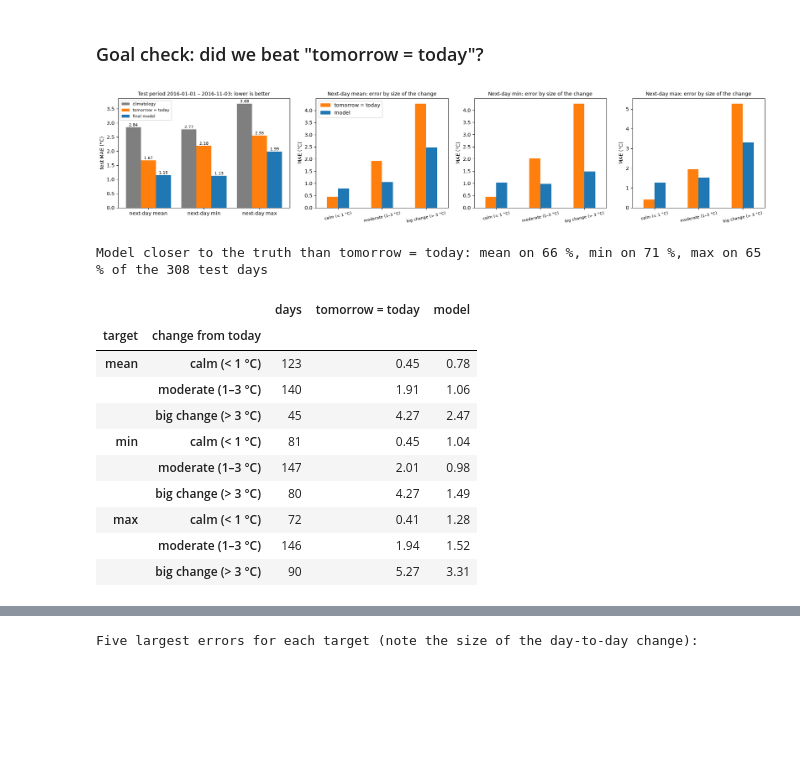
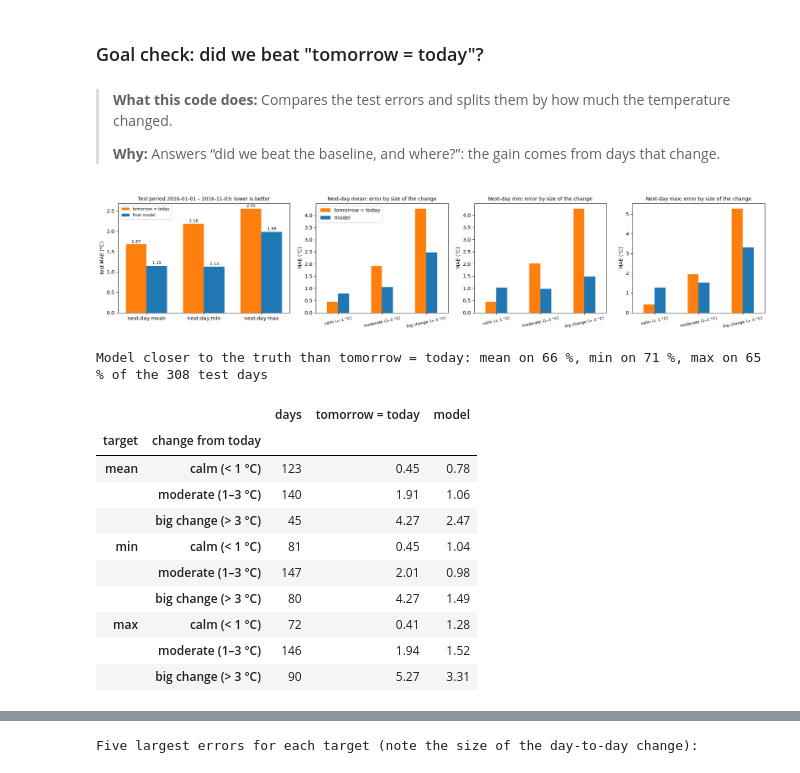
Before and after one commit to kacekk/weather_forecast_DL, a Jupyter notebook: weather_forecast.ipynb, the cells around one changed output, grey strips where cells are left out. Saved outputs shown, nothing was run; the diff lists cells and outputs as text; code cells hidden in the pictures; blank space fills up the shorter version.

Commit message:
Notebook: explain tomorrow = today earlier, drop climatology, add notes for each code cell

```diff
--- a/weather_forecast.ipynb
+++ b/weather_forecast.ipynb
@@ -1237,7 +1507,6 @@ def classic_cv(name, make_model, target, seeds):
 ref_rows = []
 for t in TARGETS:
     pers = [mae(TODAY[t][val_m], TRUTH[t][val_m]) for _, _, val_m in cv_folds()]
-    clim = [mae(climatology(t, train_m, val_m), TRUTH[t][val_m]) for _, train_m, val_m in cv_folds()]
     ridge = {a: classic_cv(f"ridge_{a}", lambda s, a=a: make_pipeline(StandardScaler(), Ridge(alpha=a)), t, [0])
              for a in CONFIG["classic"]["ridge_alphas"]}
     best_a = min(ridge, key=ridge.get)
@@ -1246,7 +1515,6 @@ for t in TARGETS:
         **CONFIG["classic"]["hgb"], early_stopping=True, validation_fraction=0.1, n_iter_no_change=30,
         random_state=s), t, CONFIG["seeds"])
     ref_rows += [{"model": "Persistence (tomorrow = today)", "target": t, "cv_mae": np.mean(pers)},
-                 {"model": "Climatology (day-of-year average)", "target": t, "cv_mae": np.mean(clim)},
                  {"model": "Ridge regression", "target": t, "cv_mae": ridge[best_a]},
                  {"model": "Gradient boosting", "target": t, "cv_mae": hgb}]
 refs = pd.DataFrame(ref_rows)
@@ -1548,8 +1877,7 @@ for t, f in final.items():
     summary[t] = {"model": f"{f['model']} [{f['output']}]",
                   "seed_ensemble_mae": mae(final_pred, TRUTH[t][te]),
                   "single_mae_mean": float(np.mean(single)), "single_mae_std": float(np.std(single, ddof=1)),
-                  "persistence_mae": mae(TODAY[t][te], TRUTH[t][te]),
-                  "climatology_mae": mae(climatology(t, tv, te), TRUTH[t][te])}
+                  "persistence_mae": mae(TODAY[t][te], TRUTH[t][te])}
     if curves:
         np.save(out / "test_hourly_predictions.npy", np.mean(curves, axis=0).astype("float32"))
 (out / "test_summary.json").write_text(json.dumps(summary, indent=2))
@@ -1563,7 +1895,7 @@ for t in TARGETS:
     s = test[t]
     rows.append({"next-day": t, "chosen network": s["model"], "final model (3-seed average)": s["seed_ensemble_mae"],
                  "single models (mean ± std)": f"{s['single_mae_mean']:.3f} ± {s['single_mae_std']:.3f}",
-                 "tomorrow = today": s["persistence_mae"], "climatology": s["climatology_mae"],
+                 "tomorrow = today": s["persistence_mae"],
                  "better than persistence": f"{100 * (1 - s['seed_ensemble_mae'] / s['persistence_mae']):.0f} %"})
 pd.DataFrame(rows).set_index("next-day").round(3)
 # %% [output]
@@ -1687,41 +2057,44 @@ plt.tight_layout(); plt.show()
    - 14 July (cold front): the model lowered the afternoon peak by about 6 °C compared with today. That's the right direction, but still 6–7 °C too warm.
 # %% [markdown]
 ### Goal check: did we beat "tomorrow = today"?
+# %% [markdown]
+> **What this code does:** Compares the test errors and splits them by how much the temperature changed.
+>
+> **Why:** Answers “did we beat the baseline, and where?”: the gain comes from days that change.
 # %%
 fig, axes = plt.subplots(1, 4, figsize=(19, 4), gridspec_kw={"width_ratios": [1.3, 1, 1, 1]})
 labels = [f"next-day {t}" for t in TARGETS]
-x = np.arange(len(labels)); w = 0.27
-for k, (name, key, color) in enumerate([("climatology", "climatology_mae", "tab:gray"),
-                                        ("tomorrow = today", "persistence_mae", "tab:orange"),
+x = np.arange(len(labels)); w = 0.36
+for k, (name, key, color) in enumerate([("tomorrow = today", "persistence_mae", "tab:orange"),
                                         ("final model", "seed_ensemble_mae", "tab:blue")]):
     v = [test[t][key] for t in TARGETS]
-    bars = axes[0].bar(x + (k - 1) * w, v, w, label=name, color=color)
+    bars = axes[0].bar(x + (k - 0.5) * w, v, w, label=name, color=color)
     for b_, val in zip(bars, v):
         axes[0].text(b_.get_x() + b_.get_width() / 2, val + 0.04, f"{val:.2f}", ha="center", fontsize=8)
 axes[0].set_xticks(x, labels); axes[0].set_ylabel("test MAE (°C)"); axes[0].legend(fontsize=8)
 axes[0].set_title(f"Test period {test['period']}: lower is better", fontsize=10)
 
 # Error by how much the target actually changed from today, for each target
 groups, closer = [], {}
 for t, ax in zip(TARGETS, axes[1:]):
     chg = (tp[f"actual_{t}"] - tp[f"persistence_{t}"]).abs()
     err_model = (tp[f"pred_{t}"] - tp[f"actual_{t}"]).abs()
     err_pers = (tp[f"persistence_{t}"] - tp[f"actual_{t}"]).abs()
     bins_c = pd.cut(chg, [0, 1, 3, 30], labels=["calm (< 1 °C)", "moderate (1–3 °C)", "big change (> 3 °C)"], include_lowest=True)
     by = pd.DataFrame({"days": bins_c.value_counts().sort_index(),
                        "tomorrow = today": err_pers.groupby(bins_c, observed=False).mean(),
                        "model": err_model.groupby(bins_c, observed=False).mean()})
     by[["tomorrow = today", "model"]].plot.bar(ax=ax, color=["tab:orange", "tab:blue"], rot=12, legend=t == "mean")
     ax.set_title(f"Next-day {t}: error by size of the change", fontsize=10); ax.set_ylabel("MAE (°C)"); ax.set_xlabel("")
     ax.tick_params(axis="x", labelsize=8)
     groups.append(by.assign(target=t).reset_index(names="change from today").set_index(["target", "change from today"]))
     closer[t] = 100 * (err_model < err_pers).mean()
 plt.tight_layout(); plt.show()
 print("Model closer to the truth than tomorrow = today: "
       + ", ".join(f"{t} on {v:.0f} %" for t, v in closer.items()) + f" of the {len(tp)} test days")
 pd.concat(groups).round(2)
 # %% [output]
-[figure, old version]
+[figure, new version]
 Model closer to the truth than tomorrow = today: mean on 66 %, min on 71 %, max on 65 % of the 308 test days
 |  |  | days | tomorrow = today | model |
 | target | change from today |  |  |  |
```
Also changed, not shown: parts of 91 cells of this notebook, 1 other file.
